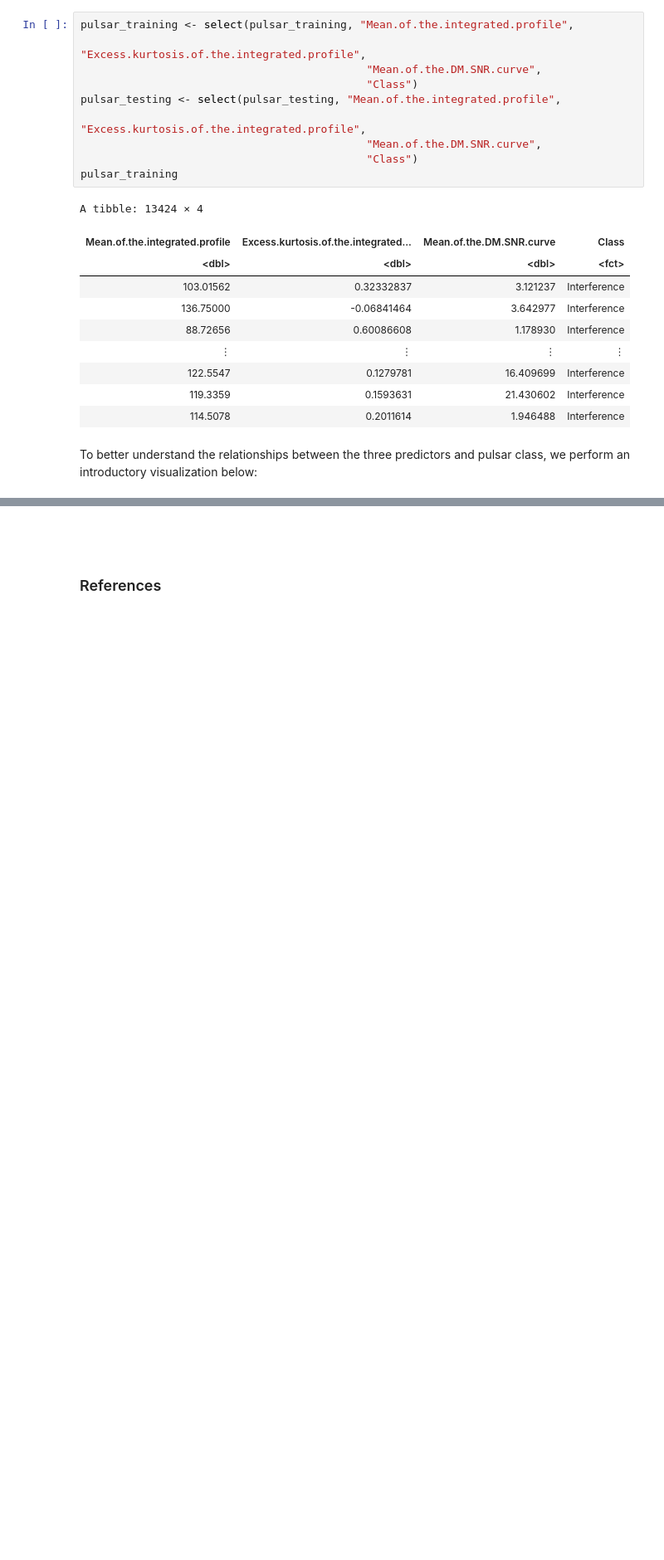
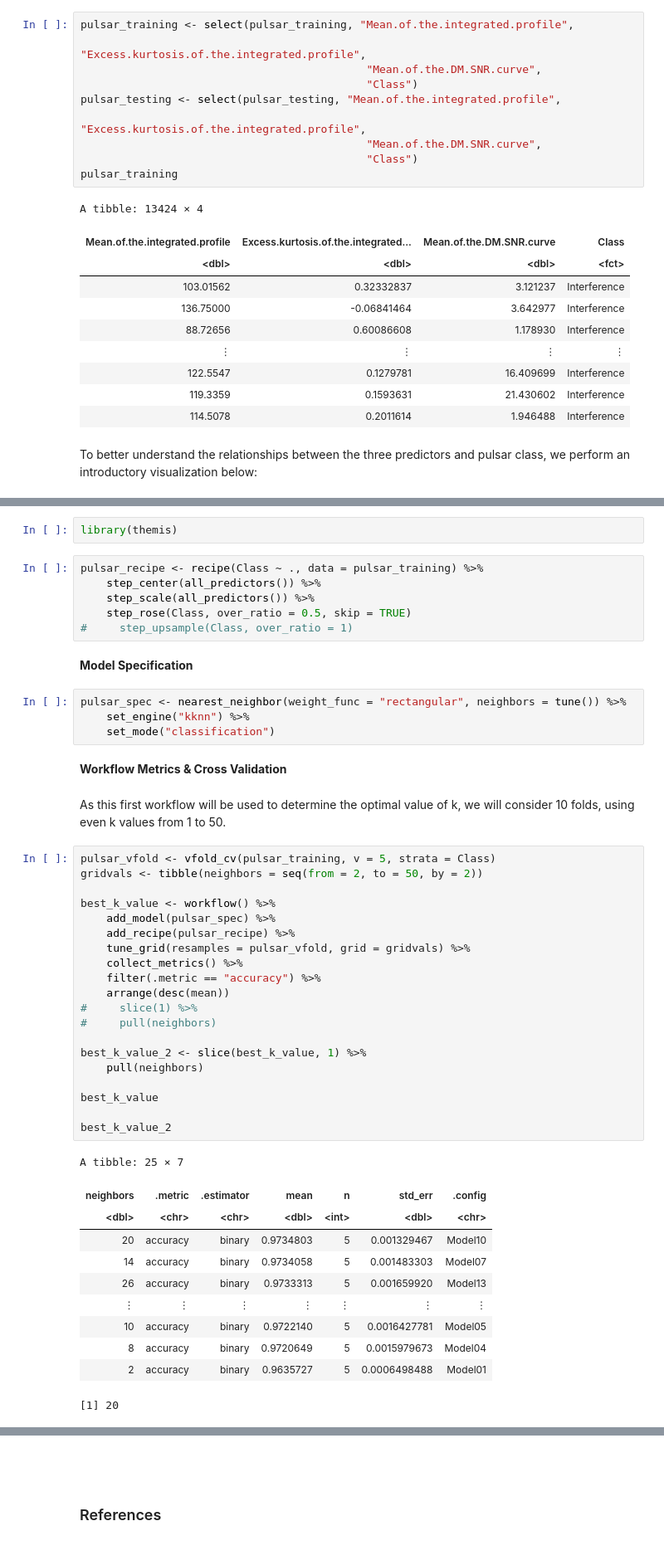
Before and after one commit to Remembria/Group-Analysis-of-Pulsar-Signalling, a Jupyter notebook: Group_Project_Report.ipynb, the cells around one changed output, grey strips where cells are left out. Shown at 83% size. Drawn from its saved outputs; the diff is of its cells as text; blank space fills up the shorter version.

Commit message:
K nearest neighbors algorithms compared
ROSE, upsampling, and non upsampling considered

```diff
--- a/Group_Project_Report.ipynb
+++ b/Group_Project_Report.ipynb
@@ -297,0 +314,50 @@ pulsar_plot
+# %%
+library(themis)
+# %%
+pulsar_recipe <- recipe(Class ~ ., data = pulsar_training) %>%
+    step_center(all_predictors()) %>%
+    step_scale(all_predictors()) %>%
+    step_rose(Class, over_ratio = 0.5, skip = TRUE)
+#     step_upsample(Class, over_ratio = 1)
+# %% [markdown]
+**Model Specification**
+# %%
+pulsar_spec <- nearest_neighbor(weight_func = "rectangular", neighbors = tune()) %>%
+    set_engine("kknn") %>%
+    set_mode("classification")
+# %% [markdown]
+**Workflow Metrics & Cross Validation**
+# %% [markdown]
+As this first workflow will be used to determine the optimal value of k, we will consider 10 folds, using even k values from 1 to 50.
+# %%
+pulsar_vfold <- vfold_cv(pulsar_training, v = 5, strata = Class)
+gridvals <- tibble(neighbors = seq(from = 2, to = 50, by = 2))
+
+best_k_value <- workflow() %>%
+    add_model(pulsar_spec) %>%
+    add_recipe(pulsar_recipe) %>%
+    tune_grid(resamples = pulsar_vfold, grid = gridvals) %>%
+    collect_metrics() %>%
+    filter(.metric == "accuracy") %>%
+    arrange(desc(mean))
+#     slice(1) %>%
+#     pull(neighbors)
+
+best_k_value_2 <- slice(best_k_value, 1) %>%
+    pull(neighbors)
+
+best_k_value
+
+best_k_value_2
+# %% [output]
+A tibble: 25 × 7
+| neighbors | .metric | .estimator | mean | n | std_err | .config |
+| <dbl> | <chr> | <chr> | <dbl> | <int> | <dbl> | <chr> |
+| 20 | accuracy | binary | 0.9734803 | 5 | 0.001329467 | Model10 |
+| 14 | accuracy | binary | 0.9734058 | 5 | 0.001483303 | Model07 |
+| 26 | accuracy | binary | 0.9733313 | 5 | 0.001659920 | Model13 |
+| ⋮ | ⋮ | ⋮ | ⋮ | ⋮ | ⋮ | ⋮ |
+| 10 | accuracy | binary | 0.9722140 | 5 | 0.0016427781 | Model05 |
+| 8 | accuracy | binary | 0.9720649 | 5 | 0.0015979673 | Model04 |
+| 2 | accuracy | binary | 0.9635727 | 5 | 0.0006498488 | Model01 |
+[1] 20
```
Also changed, not shown: parts of 11 cells of this notebook.
